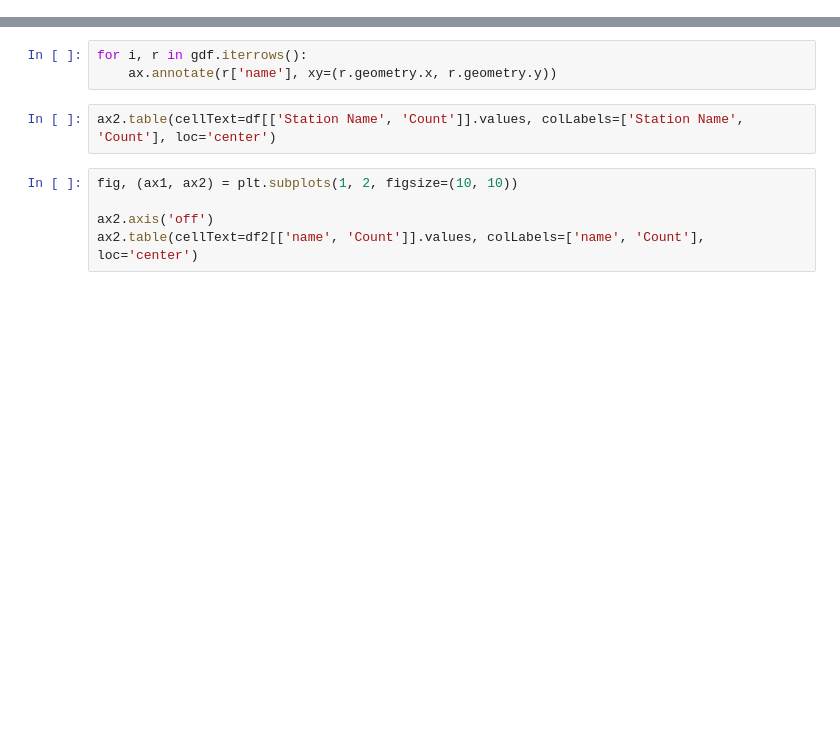
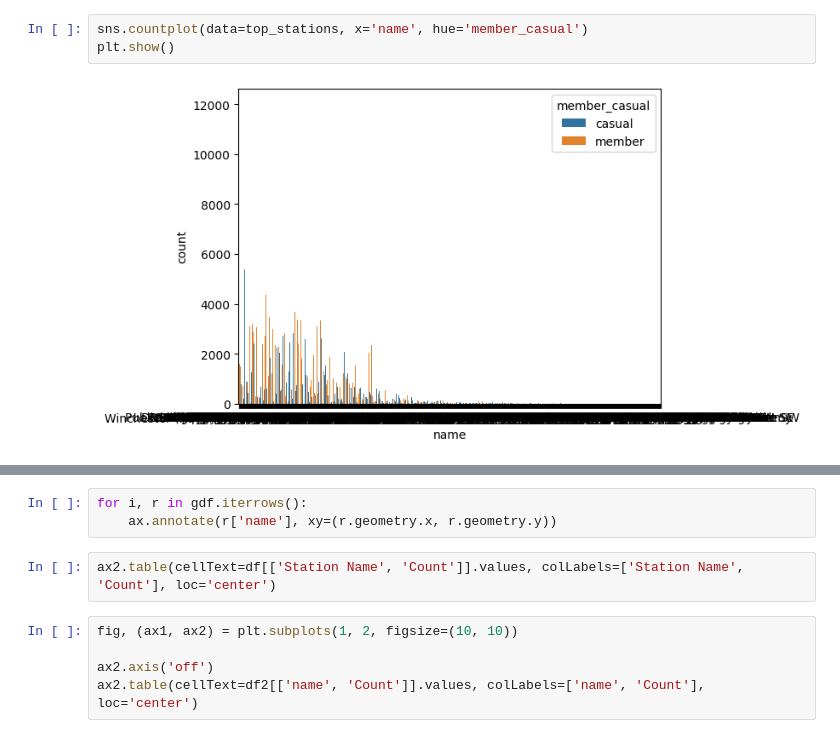
Before and after one commit to andyguo0228/bike_share_python, a Jupyter notebook: side_book copy.ipynb, the cells around one changed output, grey strips where cells are left out. Cells and saved outputs as stored; diff of their text form; blank space fills up the shorter version.

```diff
--- a/side_book copy.ipynb
+++ b/side_book copy.ipynb
@@ -283,0 +162,5 @@ gdf.head(5)
+# %%
+sns.countplot(data=top_stations, x='name', hue='member_casual')
+plt.show()
+# %% [output]
+[figure, added]
```
Also changed, not shown: parts of 45 cells of this notebook.
